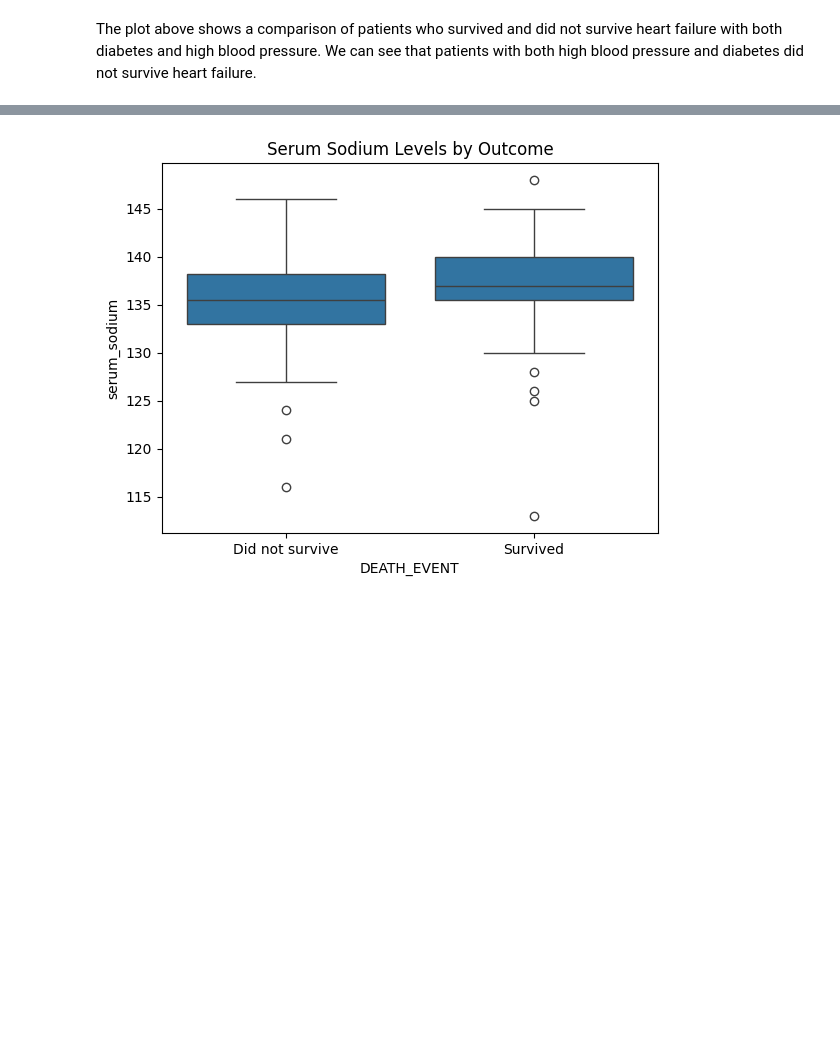
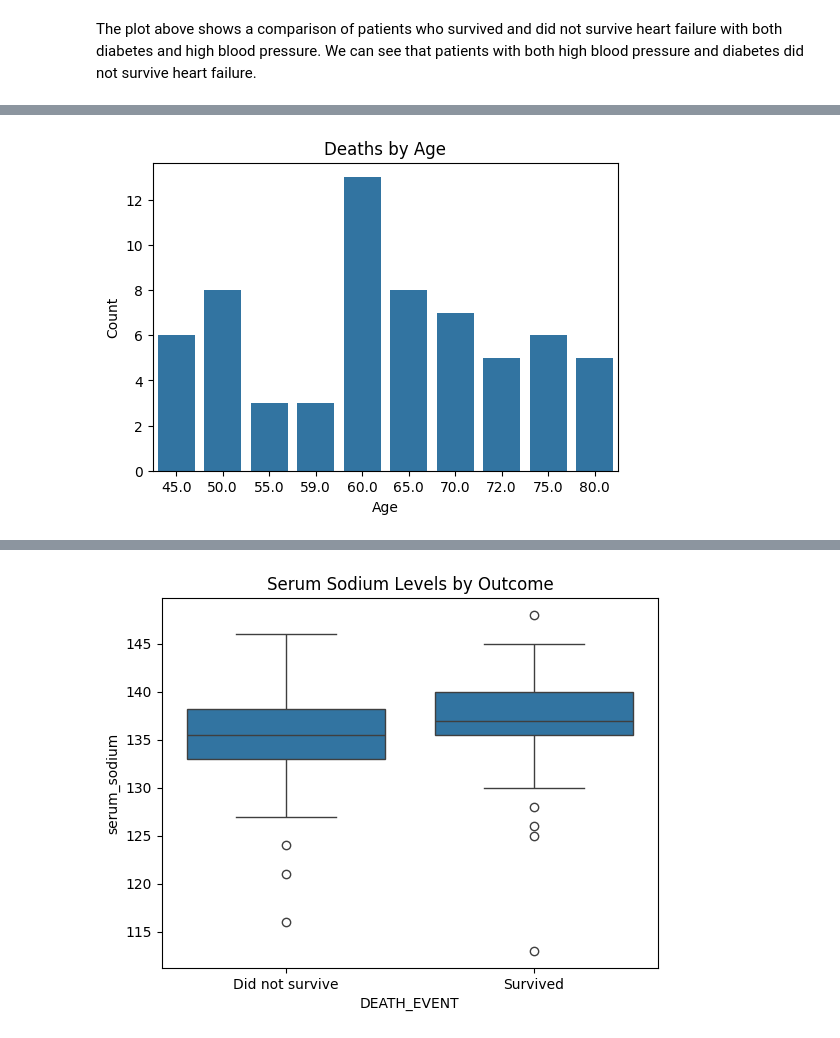
Before and after one commit to sophiaajensen/ADS507-TeamProject, a Jupyter notebook: team3notebook.ipynb, the cells around one changed output, grey strips where cells are left out. Drawn from its saved outputs; the diff is of its cells as text; code cells hidden in the pictures; blank space fills up the shorter version.

```diff
--- a/team3notebook.ipynb
+++ b/team3notebook.ipynb
@@ -125,0 +224,11 @@ The plot above shows a comparison of patients who survived and did not survive h
+# %%
+# query death by age, ordered by greatest to least
+age_query2 = """SELECT age, DEATH_EVENT, COUNT(*) AS count
+                FROM heart_failure
+                WHERE DEATH_EVENT = 1
+                GROUP BY age
+                ORDER BY count DESC;"""
+
+age_query_result2 = pd.read_sql(age_query2, conn)
+age_query_result2
+age_query_result2
@@ -125,0 +253,10 @@ The plot above shows a comparison of patients who survived and did not survive h
+# %%
+# visualize deaths by age
+plt.figure(figsize=(6,4))
+sns.barplot(x='age', y='count', data=age_query_result2.head(10))
+plt.title("Deaths by Age")
+plt.xlabel("Age")
+plt.ylabel("Count")
+plt.show()
+# %% [output]
+[figure, added]
```
Also changed, not shown: parts of 26 cells of this notebook.
